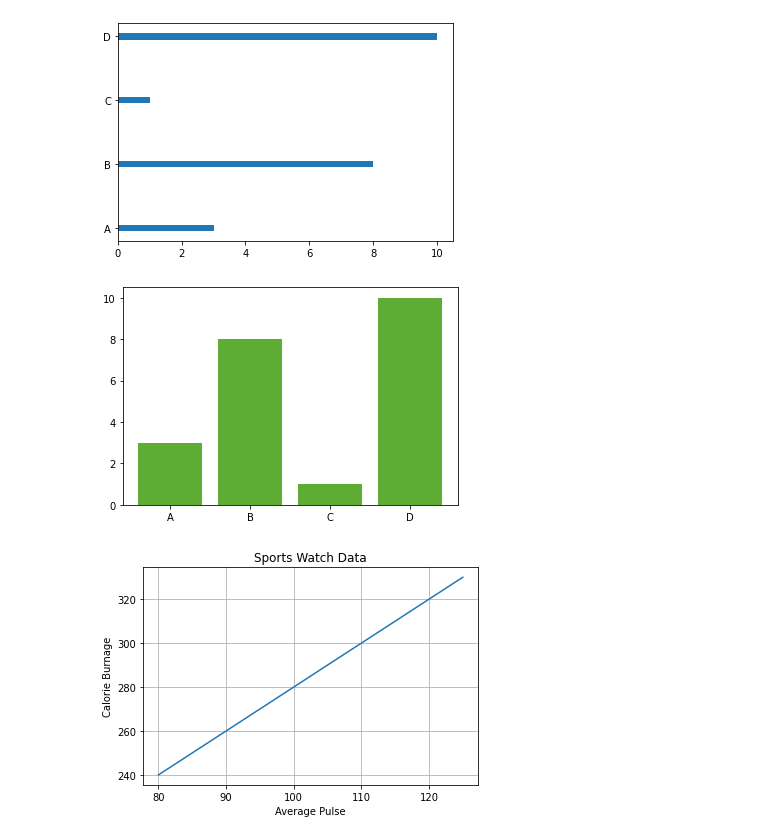
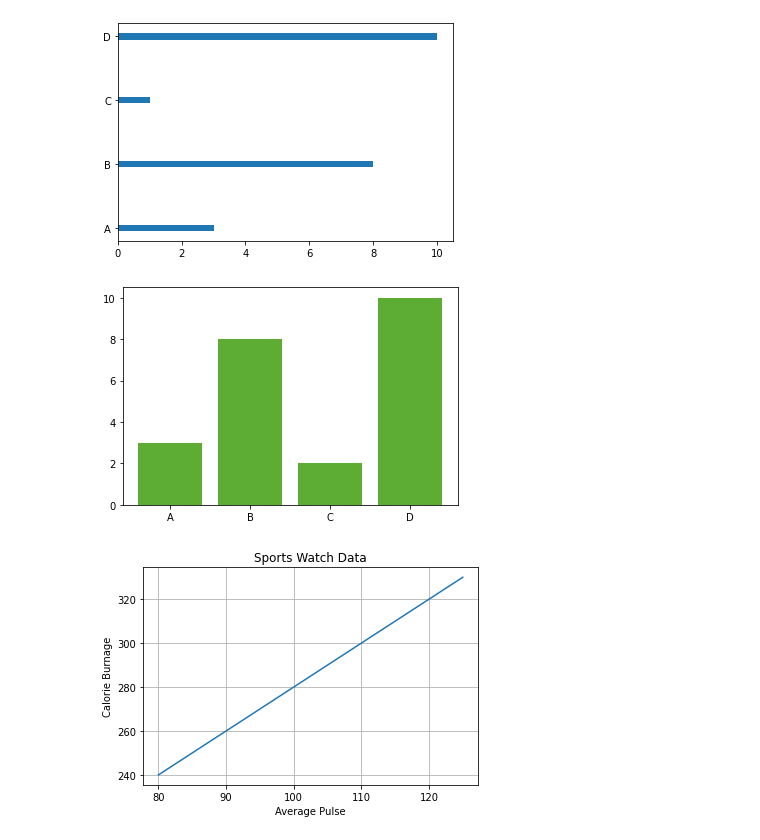
Before and after one commit to sudheshnakatragadda/python, a Jupyter notebook: Python_Matplotib.ipynb, the cells around one changed output. Drawn from its saved outputs; the diff is of its cells as text; code cells hidden in the pictures.

```diff
--- a/Python_Matplotib.ipynb
+++ b/Python_Matplotib.ipynb
@@ -91,14 +91,14 @@ plt.show()
 # %%
 import matplotlib.pyplot as plt
 import numpy as np
 
 x = np.array(["A", "B", "C", "D"])
-y = np.array([3, 8, 1, 10])
+y = np.array([3, 8, 2, 10])
 
 plt.bar(x, y, color = "#5DAD35")
 plt.show()
 # %% [output]
-[figure, old version]
+[figure, new version]
 # %%
 import numpy as np
 import matplotlib.pyplot as plt
```
Also changed, not shown: parts of 2 cells of this notebook.
